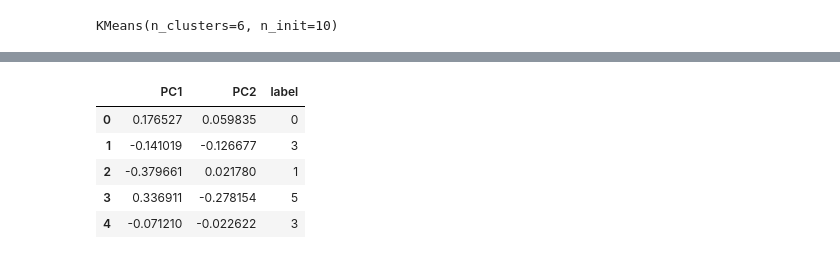
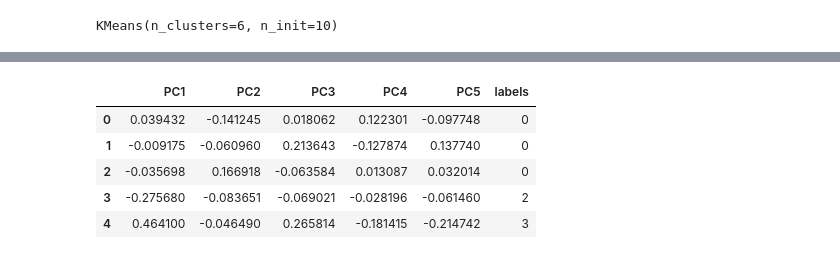
Before and after one commit to derewor/Travel-Tide-project, a Jupyter notebook: TravelTide_project_final.ipynb, the cells around one changed output, grey strips where cells are left out. Drawn from its saved outputs; the diff is of its cells as text; code cells hidden in the pictures.

```diff
--- a/TravelTide_project_final.ipynb
+++ b/TravelTide_project_final.ipynb
@@ -281,4 +325,6 @@ metrics_final = metrics_clean.dropna()
 # %%
 # for PCA analysis only the features are needed. So, the user_id column needs to be droped.
-metric_final = metrics_final.drop(columns='user_id', axis=1)
+# col_to_drop = ['user_id','ave_trip_len','ave_hot_stay','ave_fli_disc','ave_hot_disc','purchase_rate','married','has_children','ave_hot_rooms',
+#                'ave_hot_spend','ave_night_hotel_spend']
+metric_final = metrics_final.drop(columns=['user_id','married','has_children'], axis=1)
 # %%
@@ -307,8 +395,8 @@ df_scaled.describe()
 # %%
-pca = PCA(n_components=4)
+pca = PCA(n_components=5)
 principal_components = pca.fit_transform(df_scaled)
 # %%
-pca_df = pd.DataFrame(data=principal_components, columns=['PC1', 'PC2', 'PC3','PC4'])
+pca_df = pd.DataFrame(data=principal_components, columns=['PC1', 'PC2', 'PC3','PC4','PC5'])
 # %%
 print(pca_df)
 pca_df['PC1'].sum()
@@ -403,6 +426,6 @@ print(pc_variations)
 # %%
 kmeans = KMeans(n_clusters = 6, n_init = 10)
-kmeans.fit(pcan_df)
+kmeans.fit(pca_df)
 # %% [output]
 KMeans(n_clusters=6, n_init=10)
 # %%
@@ -414,10 +444,10 @@ px.scatter(x = pcan_df['PC1'],
 # %%
-pca_second['label'] = kmeans.labels_
-pca_second.head()
+pca_df['labels'] = kmeans.labels_
+pca_df.head()
 # %% [output]
-|  | PC1 | PC2 | label |
-| 0 | 0.176527 | 0.059835 | 0 |
-| 1 | -0.141019 | -0.126677 | 3 |
-| 2 | -0.379661 | 0.021780 | 1 |
-| 3 | 0.336911 | -0.278154 | 5 |
-| 4 | -0.071210 | -0.022622 | 3 |
+|  | PC1 | PC2 | PC3 | PC4 | PC5 | labels |
+| 0 | 0.039432 | -0.141245 | 0.018062 | 0.122301 | -0.097748 | 0 |
+| 1 | -0.009175 | -0.060960 | 0.213643 | -0.127874 | 0.137740 | 0 |
+| 2 | -0.035698 | 0.166918 | -0.063584 | 0.013087 | 0.032014 | 0 |
+| 3 | -0.275680 | -0.083651 | -0.069021 | -0.028196 | -0.061460 | 2 |
+| 4 | 0.464100 | -0.046490 | 0.265814 | -0.181415 | -0.214742 | 3 |
```
Also changed, not shown: parts of 41 cells of this notebook.
